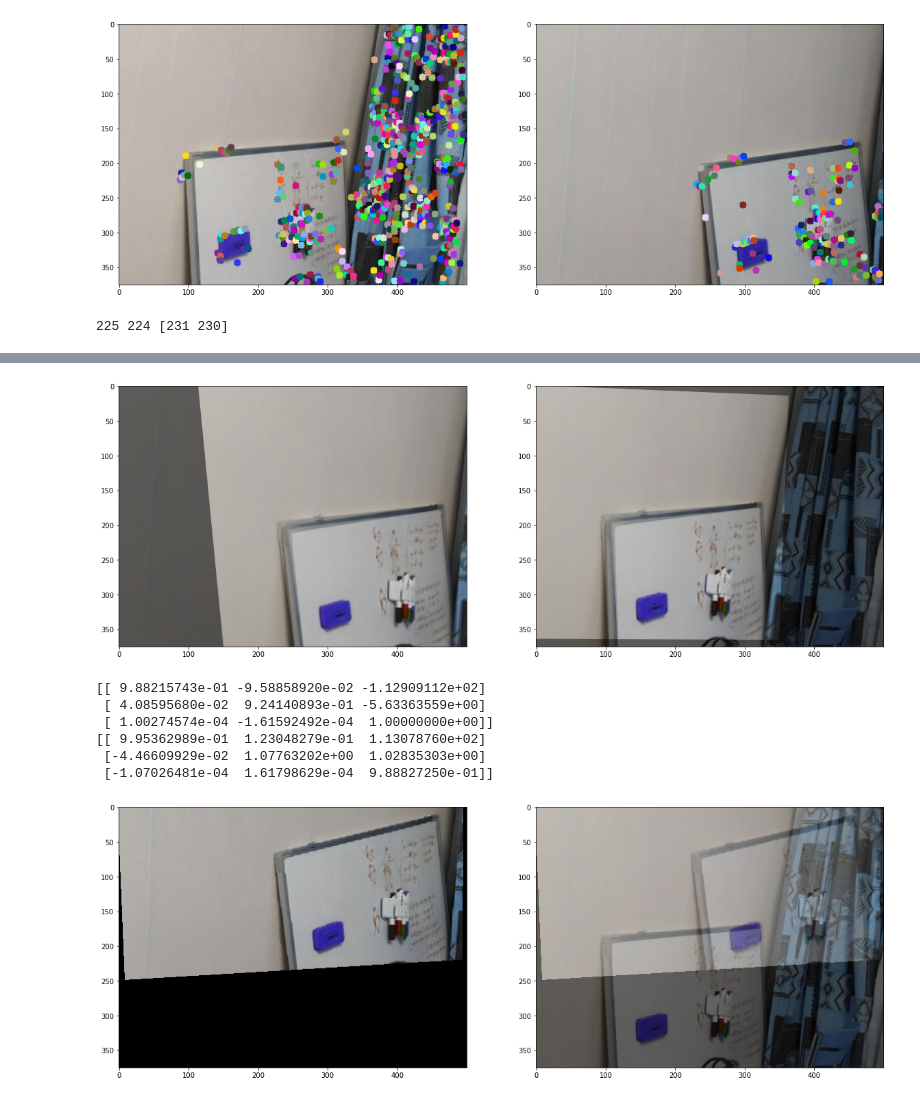
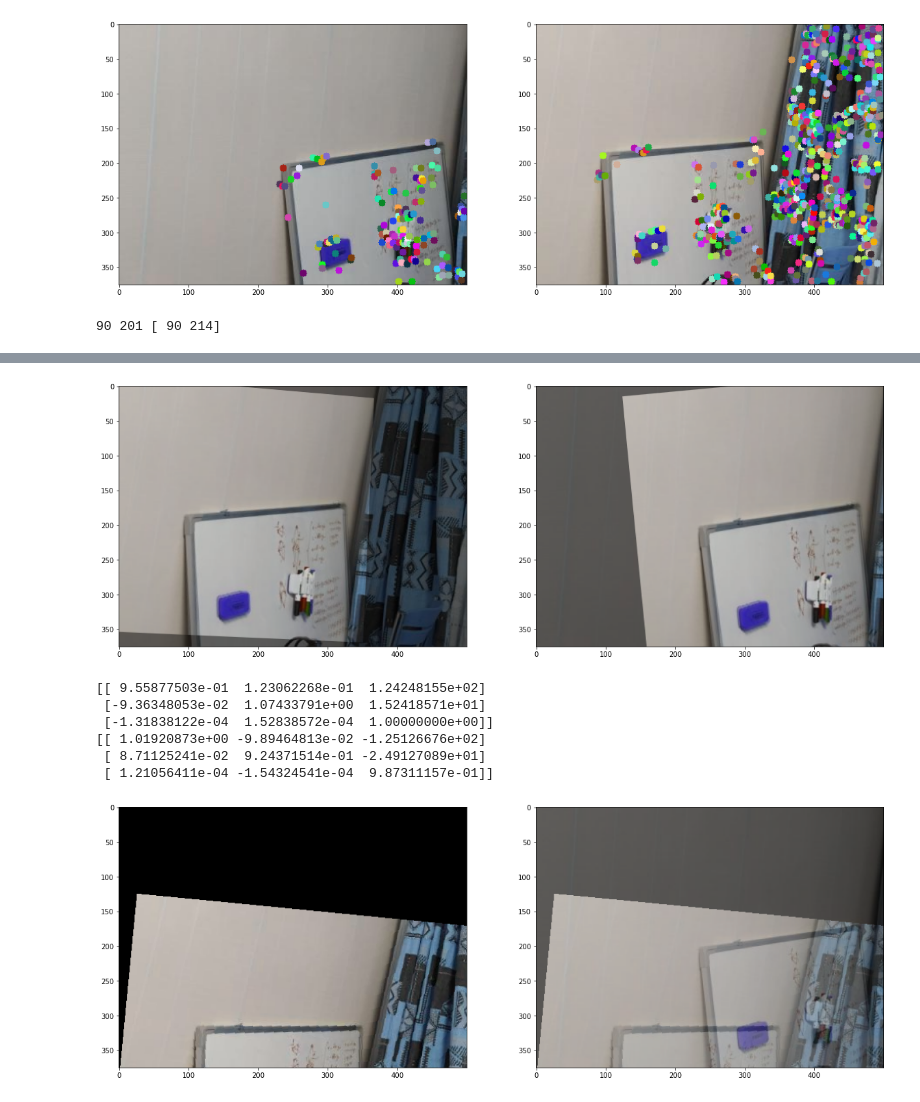
Before and after one commit to MrDeatHHH/Geom_3, a Jupyter notebook: 3.ipynb, the cells around one changed output, grey strips where cells are left out. Cells and saved outputs as stored; diff of their text form; code cells hidden in the pictures.

```diff
--- a/3.ipynb
+++ b/3.ipynb
@@ -116,25 +116,24 @@ def draw(img, pts):
 
 #     return img
 
-def get_src_points(H, i, j):
-    y = H[0][0] * float(i) + H[0][1] * float(j) + H[0][2]
-    x = H[1][0] * float(i) + H[1][1] * float(j) + H[1][2]
-    z = H[2][0] * float(i) + H[2][1] * float(j) + H[2][2]
-    return int(x / z), int(y / z)
+def get_src_points(H, y, x):
+    y = H[0][0] * float(y) + H[0][1] * float(x) + H[0][2]
+    x = H[1][0] * float(y) + H[1][1] * float(x) + H[1][2]
+    z = H[2][0] * float(y) + H[2][1] * float(x) + H[2][2]
+    return int(y / z), int(x / z)
 
 def warpPerspective(H, img, h, w):
     dest = np.zeros([h, w, 3], np.uint8)
-    for i in range(h):
-        for j in range(w):
-            y, x = get_src_points(H, i, j)
-            if y in range(img.shape[0]):
-                if x in range(img.shape[1]):
-                    dest[i][j] = img[y][x]
+    for y in range(h):
+        for x in range(w):
+            y_new, x_new = get_src_points(H, y, x)
+            if y_new in range(img.shape[0]):
+                if x_new in range(img.shape[1]):
+                    dest[y][x] = img[y_new][x_new]
     return dest
 
-
-img1 = cv2.imread("5a.jpg")
-img2 = cv2.imread("5b.jpg")
+img1 = cv2.imread("5b.jpg")
+img2 = cv2.imread("5a.jpg")
 
 img1 = imutils.resize(img1, width=500)
 img2 = imutils.resize(img2, width=500)
@@ -196,5 +195,5 @@ plt.subplot(121), plt.imshow(img)
 plt.subplot(122), plt.imshow((img1 * 0.5).astype(np.uint8) + (img * 0.5).astype(np.uint8))
 plt.show()
 # %% [output]
-[figure, old version]
+[figure, new version]
-225 224 [231 230]
+90 201 [ 90 214]
@@ -202,8 +201,8 @@ plt.show()
-[figure, old version]
+[figure, new version]
-[[ 9.88215743e-01 -9.58858920e-02 -1.12909112e+02]
- [ 4.08595680e-02  9.24140893e-01 -5.63363559e+00]
- [ 1.00274574e-04 -1.61592492e-04  1.00000000e+00]]
-[[ 9.95362989e-01  1.23048279e-01  1.13078760e+02]
- [-4.46609929e-02  1.07763202e+00  1.02835303e+00]
- [-1.07026481e-04  1.61798629e-04  9.88827250e-01]]
+[[ 9.55877503e-01  1.23062268e-01  1.24248155e+02]
+ [-9.36348053e-02  1.07433791e+00  1.52418571e+01]
+ [-1.31838122e-04  1.52838572e-04  1.00000000e+00]]
+[[ 1.01920873e+00 -9.89464813e-02 -1.25126676e+02]
+ [ 8.71125241e-02  9.24371514e-01 -2.49127089e+01]
+ [ 1.21056411e-04 -1.54324541e-04  9.87311157e-01]]
-[figure, old version]
+[figure, new version]
```
Also changed, not shown: parts of 1 cell of this notebook.
